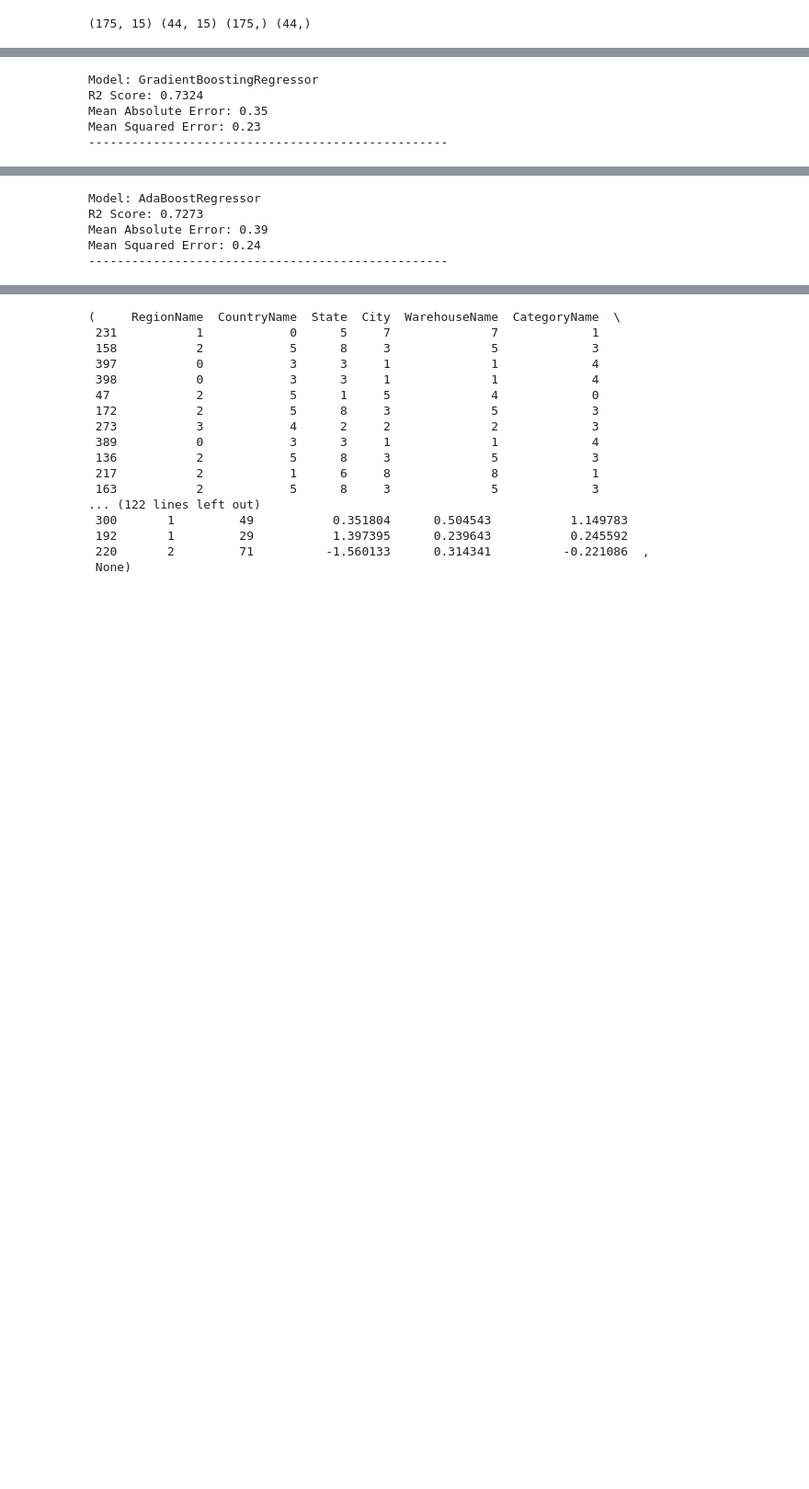
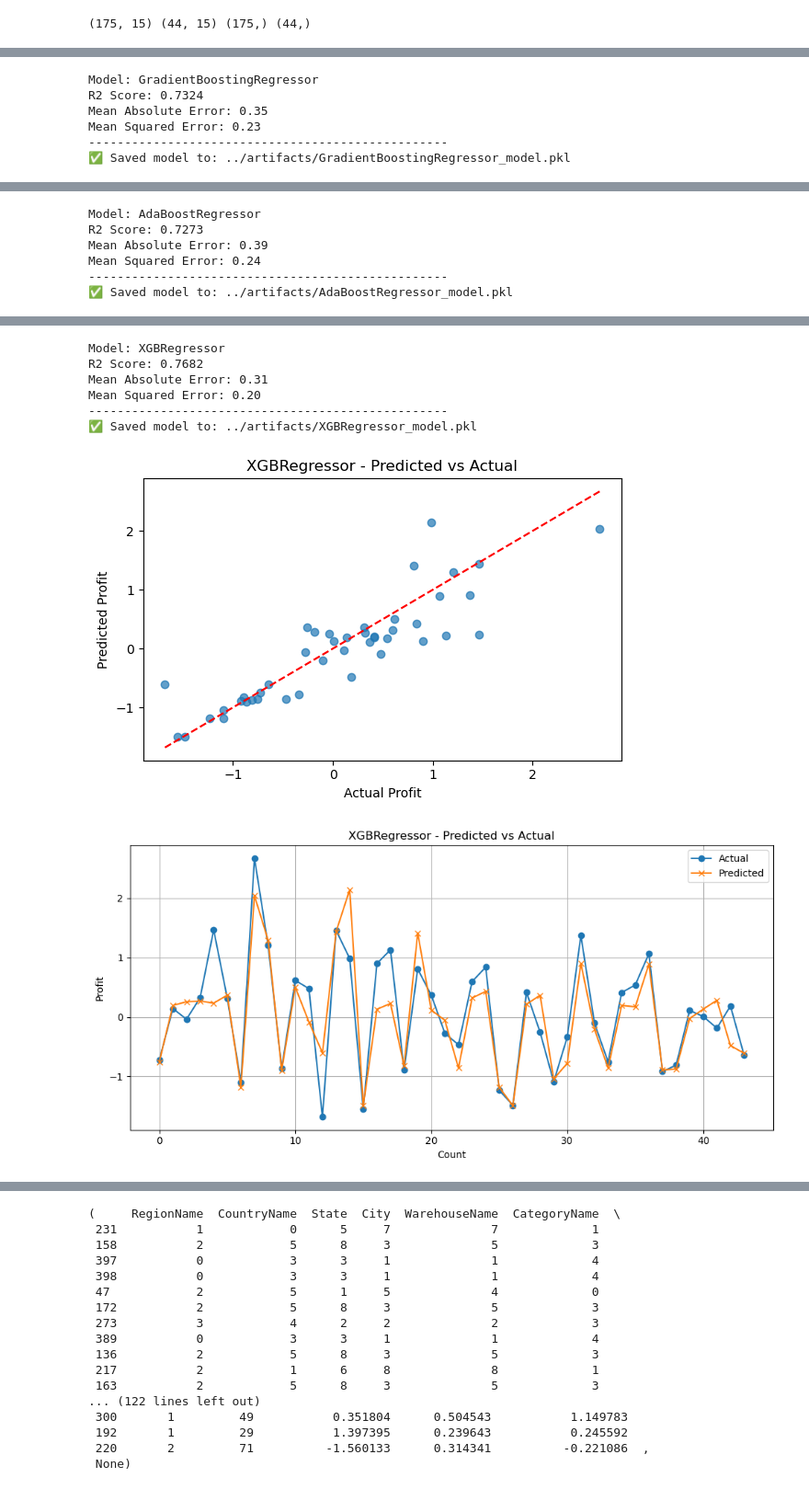
Before and after one commit to KCSchmutz/MLG382_CYO_PROJ_GroupX, a Jupyter notebook: notebooks/MLG382_CYO_PROJ_GroupX.ipynb, the cells around one changed output, grey strips where cells are left out. Shown at 92% size. Cells and saved outputs as stored; diff of their text form; code cells hidden in the pictures; blank space fills up the shorter version.

```diff
--- a/notebooks/MLG382_CYO_PROJ_GroupX.ipynb
+++ b/notebooks/MLG382_CYO_PROJ_GroupX.ipynb
@@ -181,12 +186,26 @@ plt.show()
 scaler = StandardScaler()
 # This will rescale the values to have a mean of 0 and a standard deviation of 1
 df[numerical_columns] = scaler.fit_transform(df[numerical_columns])
+
+
+with open('../artifacts/scaler.pkl', 'wb') as f:
+    pickle.dump(scaler, f)
+
+
+
+with open('../artifacts/numerical_columns.pkl', 'wb') as f:
+    pickle.dump(numerical_columns.tolist(), f)
 # %%
 #Removes Profit column from DataFrame assigned to variable X
 X = df.drop('Profit', axis=1)
 #Assigns Profit column to variable Y
 Y = df['Profit']
 
+
+with open('../artifacts/features.pkl', 'wb') as f:
+    pickle.dump(X.columns.tolist(), f)
+
+
 #X,Y are feature sets
 #test_size=0.2 means 20% of data will be used for testing and 80% used for training
 X_train, X_test, Y_train, Y_test = train_test_split(X,Y, test_size= 0.2, random_state=42)
@@ -210,7 +235,8 @@ preprocessor = ColumnTransformer(
 models = [
     RandomForestRegressor(n_estimators=100, random_state=42),
     GradientBoostingRegressor(random_state=42),
-    AdaBoostRegressor(random_state=42)
+    AdaBoostRegressor(random_state=42),
+    XGBRegressor(n_estimators=100, learning_rate=0.1, random_state=42)
 ]
 
 #Creates a pipeline for each model that consists of preprocessor and model
@@ -233,6 +259,14 @@ for model in models:
     print(f"Mean Squared Error: {mean_squared_error(Y_test, Y_pred):.2f}")
     print("-" * 50)
 
+
+     # Save the trained model pipeline as a pickle file
+    model_name = model.__class__.__name__
+    filename = f"../artifacts/{model_name}_model.pkl"
+    with open(filename, "wb") as f:
+        pickle.dump(pipeline, f)
+    print(f"✅ Saved model to: {filename}")
+
     #Generates a scatterplot graph with a regression line
     plt.figure(figsize=(6,4))
     plt.scatter(Y_test, Y_pred, alpha=0.7)
@@ -263,16 +298,26 @@ Mean Squared Error: 0.20
 [figure]
 [figure]
 Model: GradientBoostingRegressor
 R2 Score: 0.7324
 Mean Absolute Error: 0.35
 Mean Squared Error: 0.23
 --------------------------------------------------
+✅ Saved model to: ../artifacts/GradientBoostingRegressor_model.pkl
 [figure]
 [figure]
 Model: AdaBoostRegressor
 R2 Score: 0.7273
 Mean Absolute Error: 0.39
 Mean Squared Error: 0.24
 --------------------------------------------------
+✅ Saved model to: ../artifacts/AdaBoostRegressor_model.pkl
 [figure]
 [figure]
+Model: XGBRegressor
+R2 Score: 0.7682
+Mean Absolute Error: 0.31
+Mean Squared Error: 0.20
+--------------------------------------------------
+✅ Saved model to: ../artifacts/XGBRegressor_model.pkl
+[figure, added]
+[figure, added]
```
Also changed, not shown: parts of 5 cells of this notebook, 9 other files.
